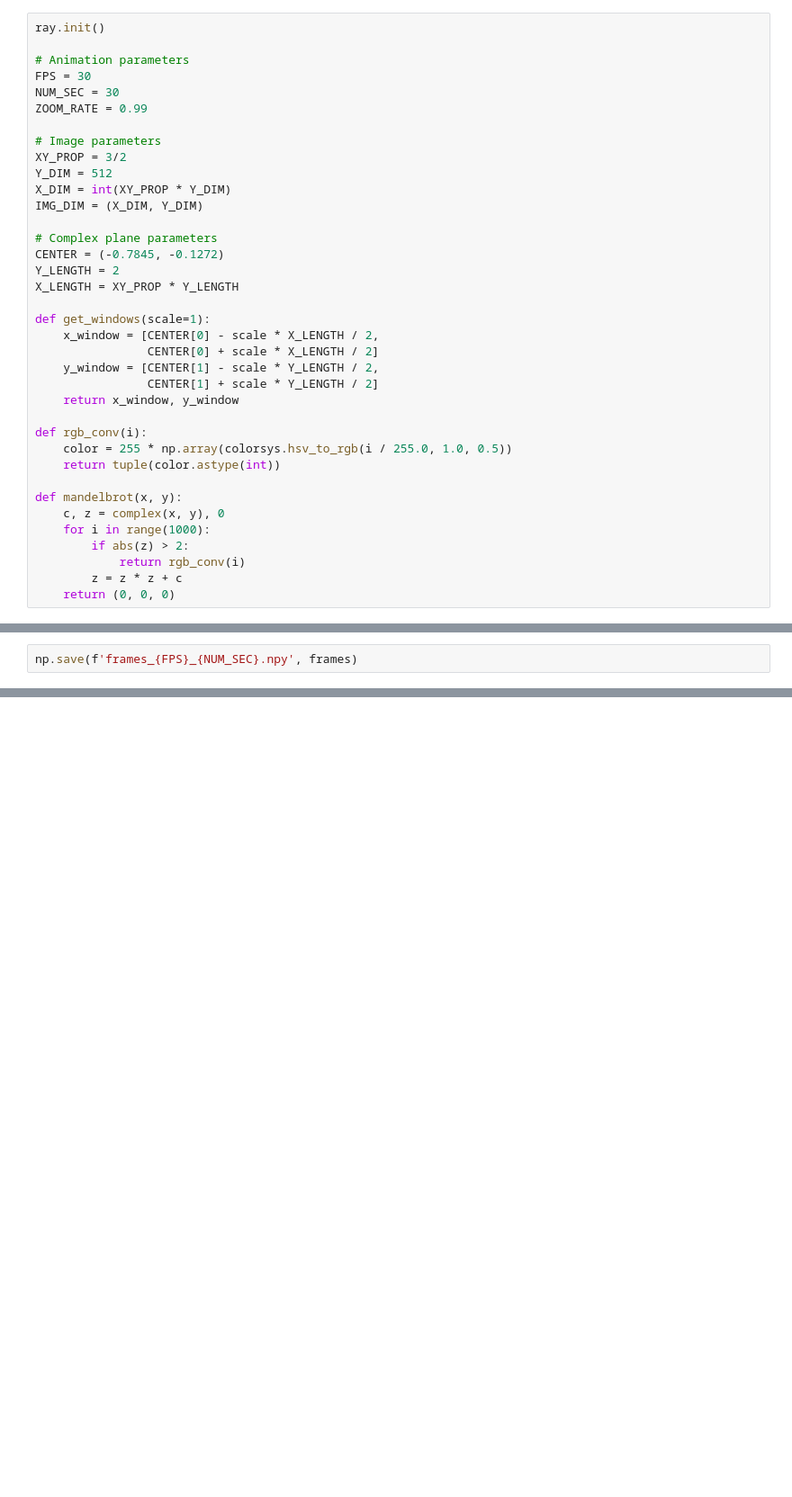
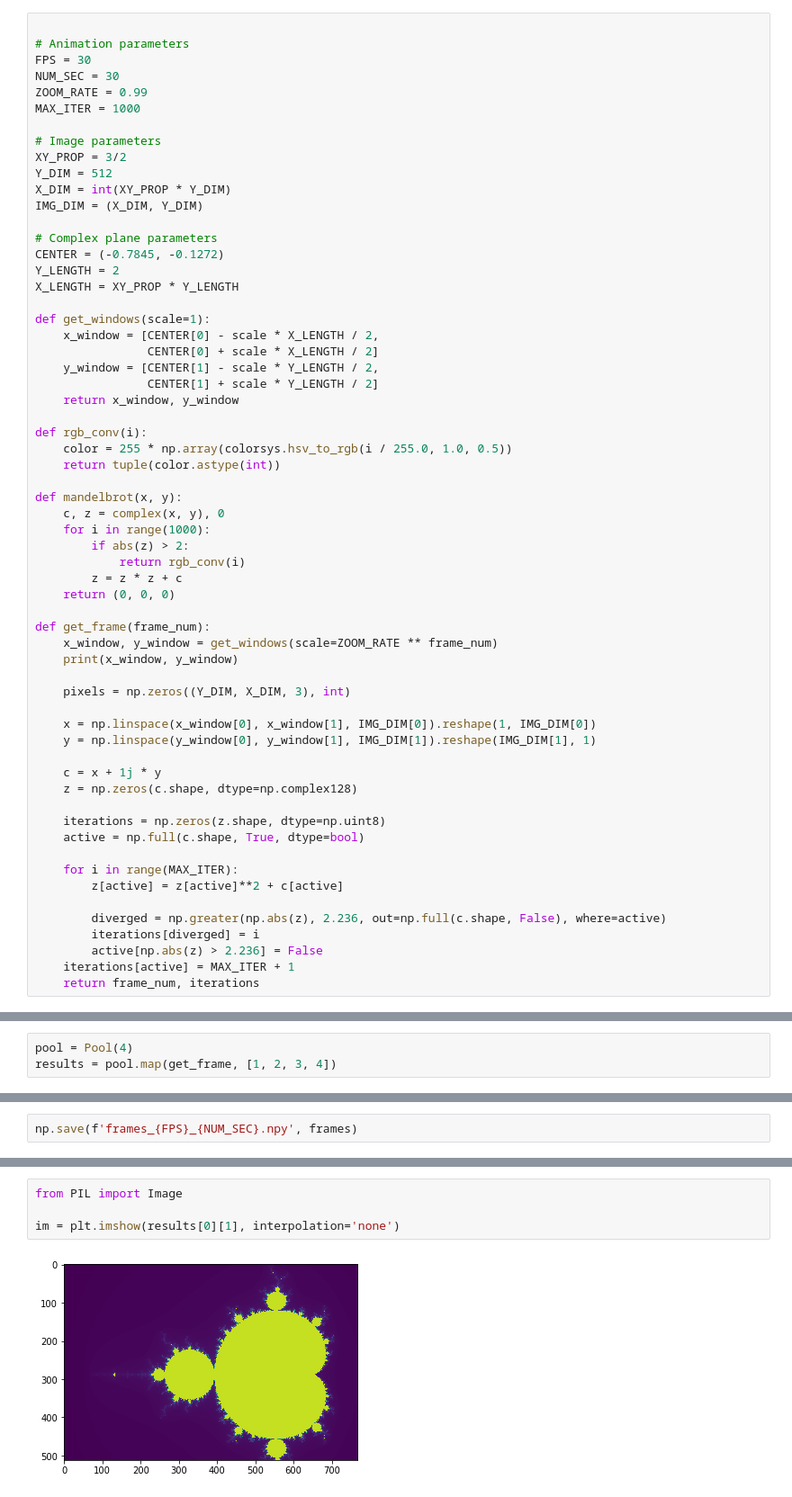
Before and after one commit to csds438-f21-project/fractals, a Jupyter notebook: testing.ipynb, the cells around one changed output, grey strips where cells are left out. Shown: that part at 90% size. Cells and saved outputs as stored; diff of their text form; blank space fills up the shorter version.

```diff
--- a/testing.ipynb
+++ b/testing.ipynb
@@ -7,12 +7,12 @@ import matplotlib.pyplot as plt
 import numpy as np
 from ray.util import ActorPool
 # %%
-ray.init()
 
 # Animation parameters
 FPS = 30
 NUM_SEC = 30
 ZOOM_RATE = 0.99
+MAX_ITER = 1000
 
 # Image parameters
 XY_PROP = 3/2
@@ -43,3 +43,27 @@ def mandelbrot(x, y):
             return rgb_conv(i)
         z = z * z + c
     return (0, 0, 0)
+
+def get_frame(frame_num):
+    x_window, y_window = get_windows(scale=ZOOM_RATE ** frame_num)
+    print(x_window, y_window)
+
+    pixels = np.zeros((Y_DIM, X_DIM, 3), int)
+
+    x = np.linspace(x_window[0], x_window[1], IMG_DIM[0]).reshape(1, IMG_DIM[0])
+    y = np.linspace(y_window[0], y_window[1], IMG_DIM[1]).reshape(IMG_DIM[1], 1)
+
+    c = x + 1j * y
+    z = np.zeros(c.shape, dtype=np.complex128)
+
+    iterations = np.zeros(z.shape, dtype=np.uint8)
+    active = np.full(c.shape, True, dtype=bool)
+
+    for i in range(MAX_ITER):
+        z[active] = z[active]**2 + c[active]
+
+        diverged = np.greater(np.abs(z), 2.236, out=np.full(c.shape, False), where=active)
+        iterations[diverged] = i
+        active[np.abs(z) > 2.236] = False
+    iterations[active] = MAX_ITER + 1
+    return frame_num, iterations
@@ -46,3 +75,6 @@ def mandelbrot(x, y):
+# %%
+pool = Pool(4)
+results = pool.map(get_frame, [1, 2, 3, 4])
 # %%
 @ray.remote
 class FractalActor:
@@ -133,0 +147,6 @@ for i, frame in enumerate(frames):
+# %%
+from PIL import Image
+
+im = plt.imshow(results[0][1], interpolation='none')
+# %% [output]
+[figure, added]
```
Also changed, not shown: parts of 7 cells of this notebook, 1 other file.
